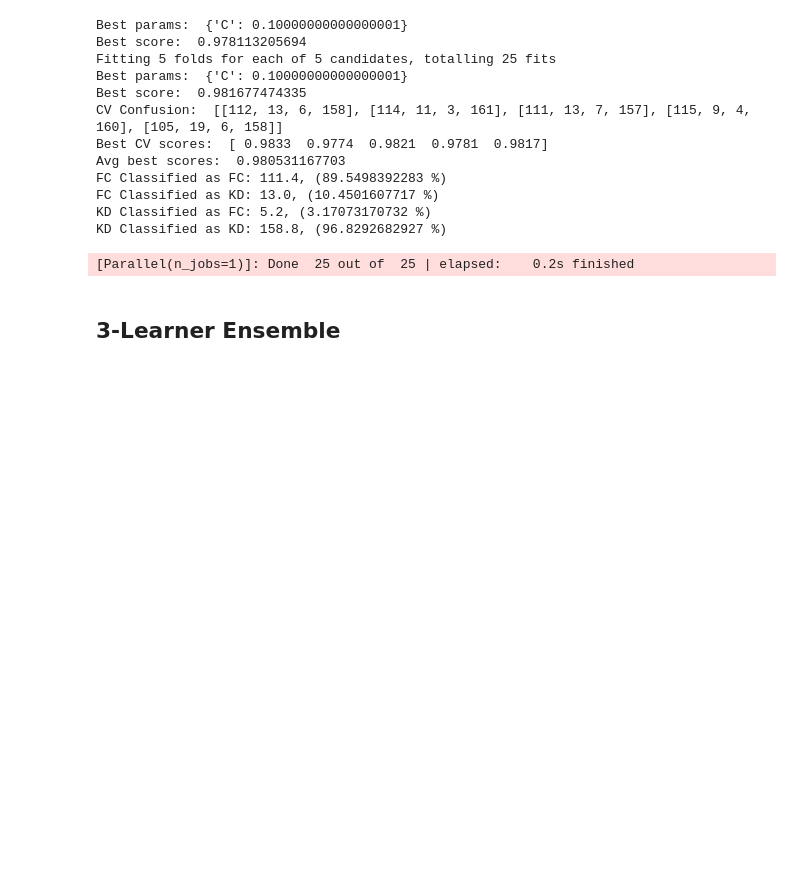
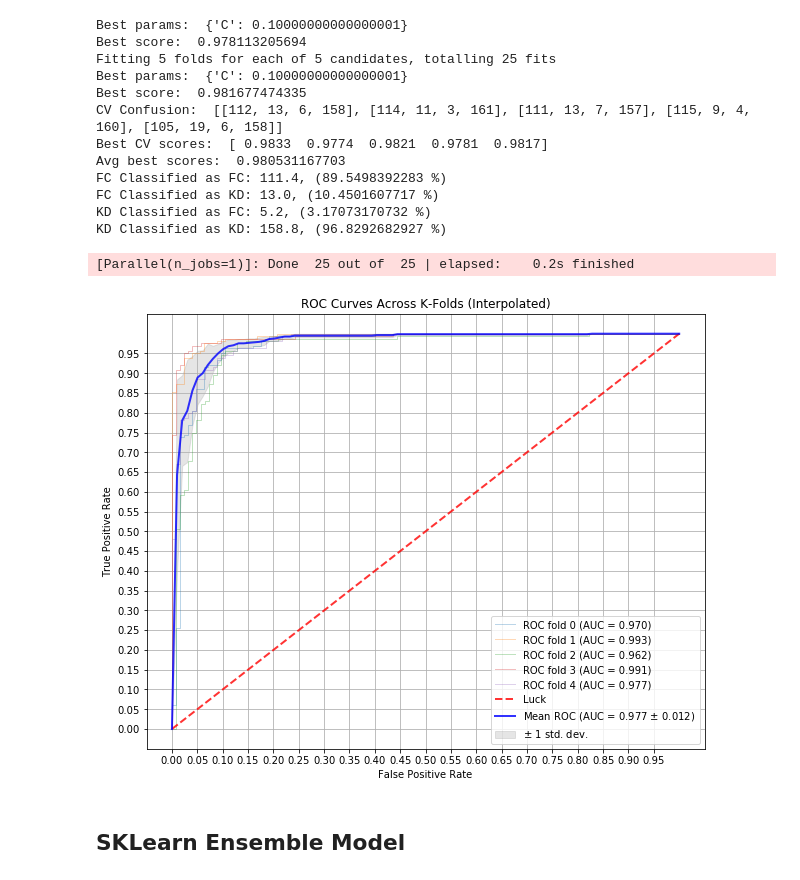
Before and after one commit to pelillian/machine-learning-kd-diagnosis, a Jupyter notebook: classification-notebooks/Ensembles-Expanded-Data.ipynb, the cells around one changed output. Cells and saved outputs as stored; diff of their text form; code cells hidden in the pictures; blank space fills up the shorter version.

Commit message:
Add CV ROC curve plots to Ensembles notebook

```diff
--- a/classification-notebooks/Ensembles-Expanded-Data.ipynb
+++ b/classification-notebooks/Ensembles-Expanded-Data.ipynb
@@ -139,5 +169,5 @@ KD Classified as KD: 155.8, (95.0 %)
 # %%
-test_model(ScikitModel(linear_model.LogisticRegression(),
+lr_rocs = test_model(ScikitModel(linear_model.LogisticRegression(),
                        params={
                            'C': np.logspace(-2, 2, 5)
                        },
@@ -174,8 +204,12 @@ FC Classified as KD: 13.0, (10.4501607717 %)
 KD Classified as FC: 5.2, (3.17073170732 %)
 KD Classified as KD: 158.8, (96.8292682927 %)
 [Parallel(n_jobs=1)]: Done  25 out of  25 | elapsed:    0.2s finished
+# %%
+plot_cv_roc_curves(lr_rocs)
+# %% [output]
+[figure, added]
 # %% [markdown]
-## 3-Learner Ensemble
+## SKLearn Ensemble Model
 # %%
 # Grid search params
 clf1 = svm.SVC(probability=True)
```
Also changed, not shown: parts of 4 cells of this notebook.
